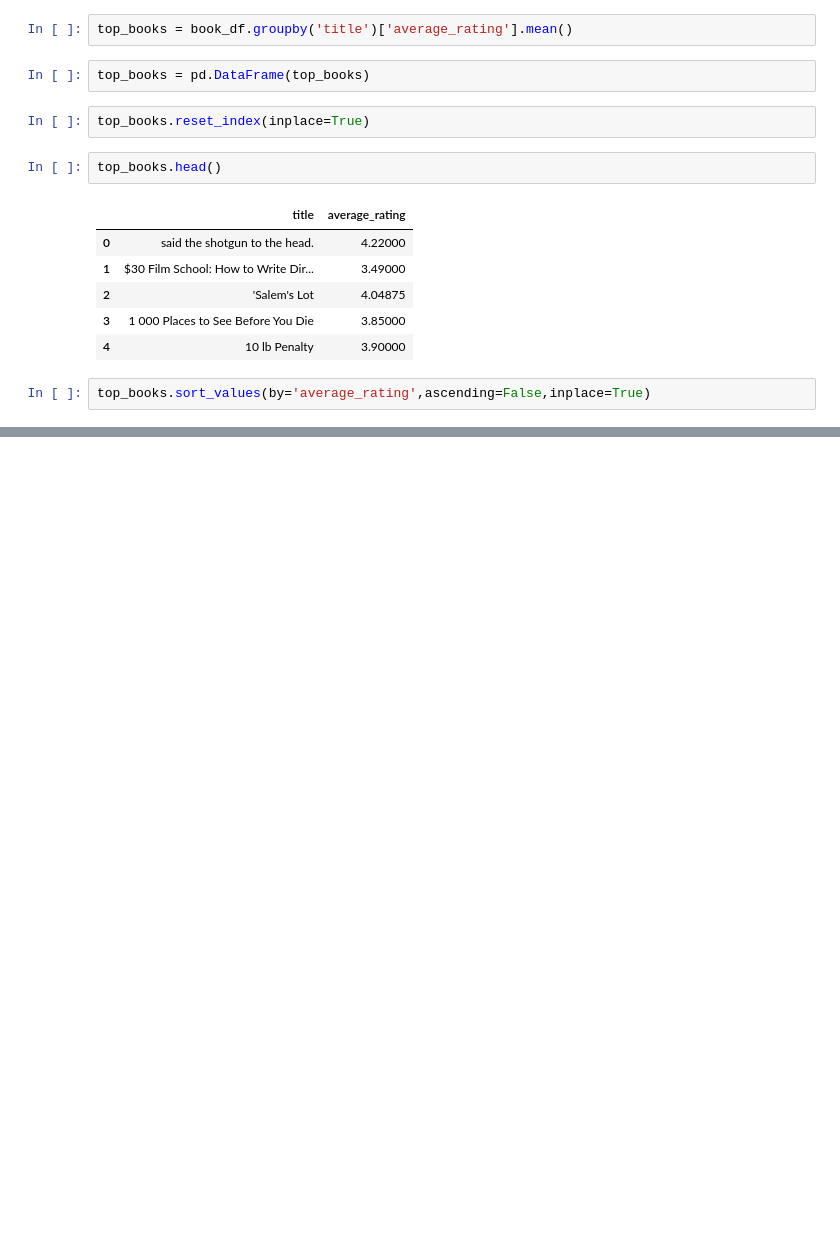
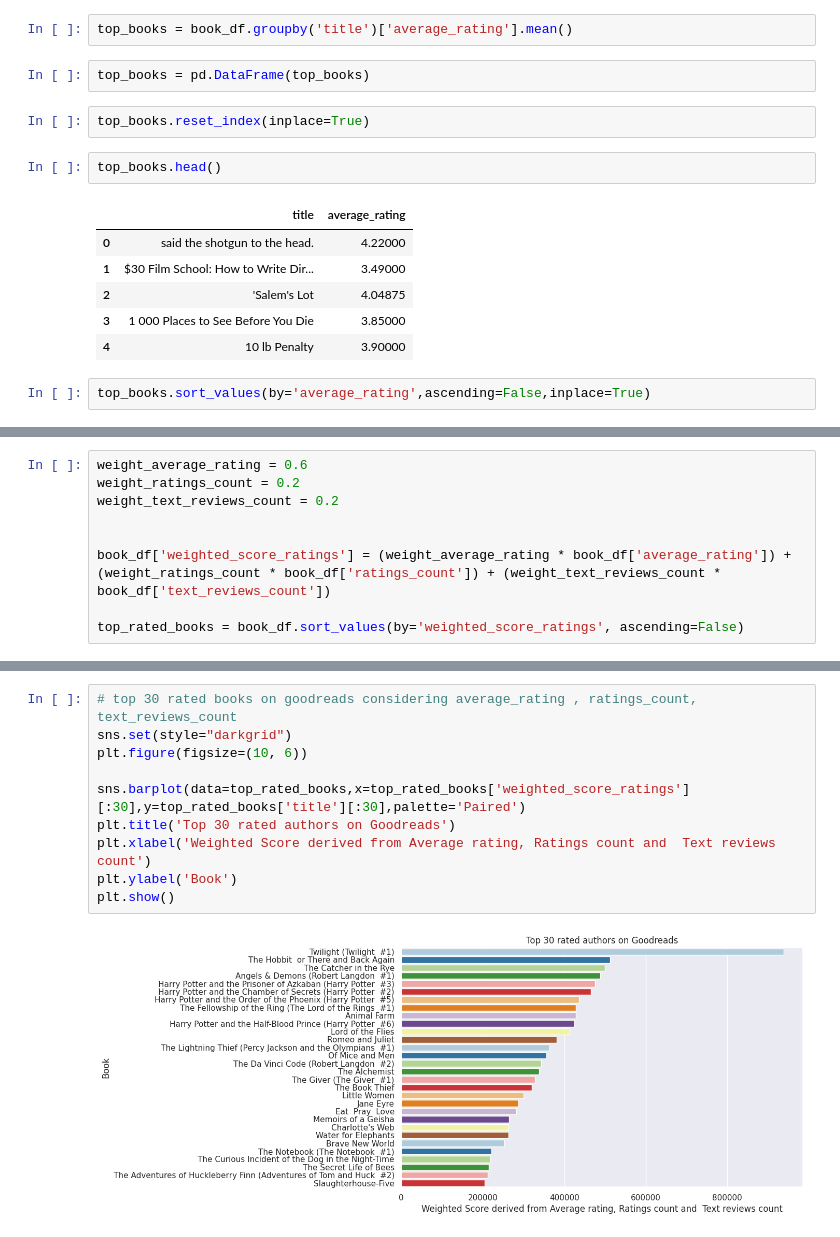
Before and after one commit to aksanaboo/books, a Jupyter notebook: Goodreads_bookEDA.ipynb, the cells around one changed output, grey strips where cells are left out. Cells and saved outputs as stored; diff of their text form; blank space fills up the shorter version.

```diff
--- a/Goodreads_bookEDA.ipynb
+++ b/Goodreads_bookEDA.ipynb
@@ -477,0 +491,9 @@ top_books.head(30)
+# %%
+weight_average_rating = 0.6
+weight_ratings_count = 0.2
+weight_text_reviews_count = 0.2
+
+
+book_df['weighted_score_ratings'] = (weight_average_rating * book_df['average_rating']) + (weight_ratings_count * book_df['ratings_count']) + (weight_text_reviews_count * book_df['text_reviews_count'])
+
+top_rated_books = book_df.sort_values(by='weighted_score_ratings', ascending=False)
@@ -477,0 +509,12 @@ top_books.head(30)
+# %%
+# top 30 rated books on goodreads considering average_rating , ratings_count,	text_reviews_count
+sns.set(style="darkgrid")
+plt.figure(figsize=(10, 6))
+
+sns.barplot(data=top_rated_books,x=top_rated_books['weighted_score_ratings'][:30],y=top_rated_books['title'][:30],palette='Paired')
+plt.title('Top 30 rated authors on Goodreads')
+plt.xlabel('Weighted Score derived from Average rating, Ratings count and  Text reviews count')
+plt.ylabel('Book')
+plt.show()
+# %% [output]
+[figure, added]
```
Also changed, not shown: parts of 10 cells of this notebook.
